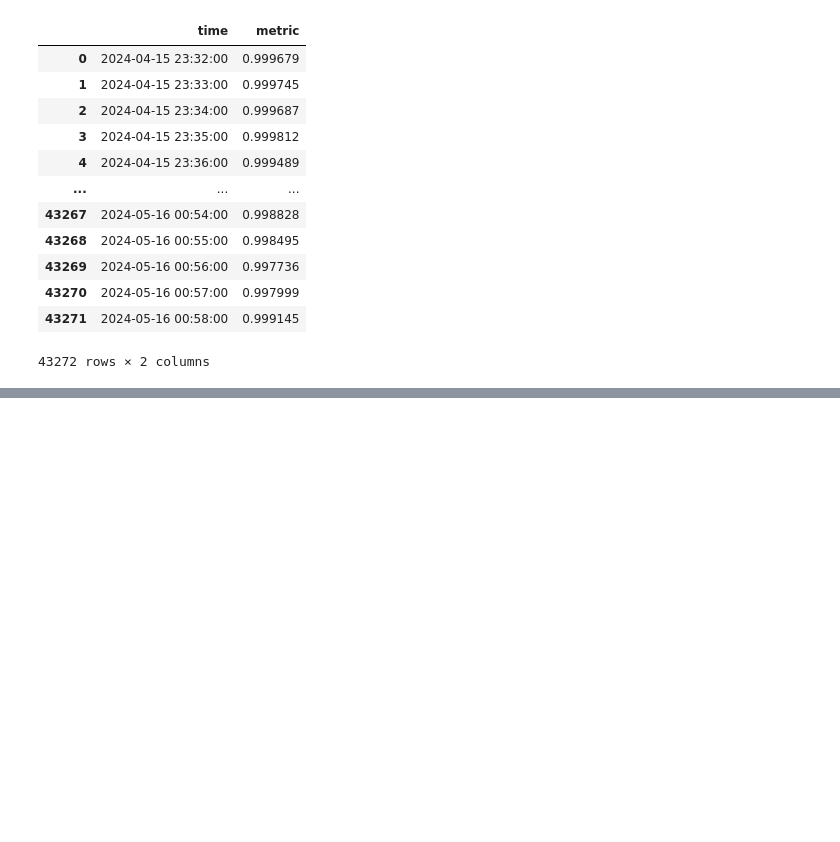
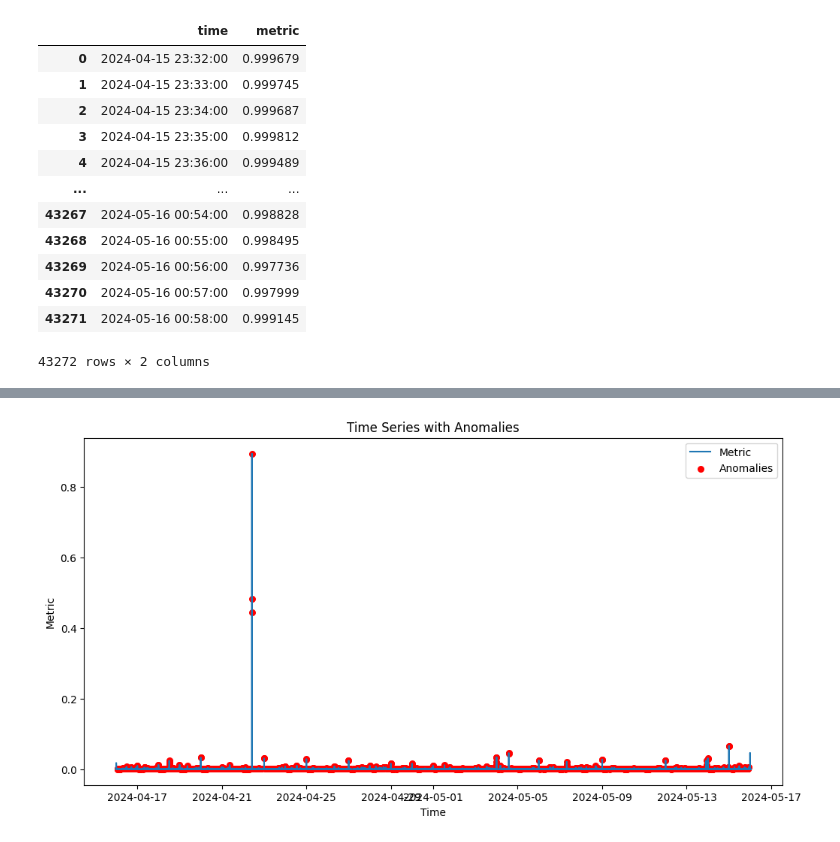
Before and after one commit to REU-DS-CLUB/redlab_hack, a Jupyter notebook: Analyst.ipynb, the cells around one changed output, grey strips where cells are left out. Saved outputs shown, nothing was run; the diff lists cells and outputs as text; code cells hidden in the pictures; blank space fills up the shorter version.

```diff
--- a/Analyst.ipynb
+++ b/Analyst.ipynb
@@ -210,7 +239,7 @@ def error(data: pd.DataFrame) -> pd.DataFrame:
     merged_data['metric'] = merged_data['errors_call_count'] / merged_data['httpdispatcher_call_count']
 
     # Переименование столбца 'point' в 'time'
-    merged_data.rename(columns={'point': 'time'}, inpace=True)
+    merged_data.rename(columns={'point': 'time'}, inplace=True)
 
     # Сортировка данных
     result_data = merged_data.sort_values(by='time')
@@ -218,5 +247,5 @@ def error(data: pd.DataFrame) -> pd.DataFrame:
     # Просмотр результата
     return result_data[["time", "metric"]]
 
-error(data)['metric'].value_counts()
+error(data)
 # %% [output]
@@ -259,0 +287,21 @@ result_data["metric"].plot()
+# %%
+def detect_anomaly_kde(df: pd.DataFrame, window_size: int = 60, bandwidth: float = 1.0) -> np.ndarray:
+    metric = df['metric']
+    anomalies_mask = np.zeros(len(metric), dtype=int)
+
+    for i in range(window_size, len(metric) - window_size):
+        # Выбор окна вокруг текущей точки
+        window_data = metric[i - window_size:i + window_size + 1].values.reshape(-1, 1)
+
+        # Обучение KDE на данных окна
+        kde = KernelDensity(kernel='gaussian', bandwidth=bandwidth).fit(window_data)
+
+        # Оценка плотности для текущей точки
+        current_point = metric[i].reshape(1, -1)
+        log_density = kde.score_samples(current_point)
+
+        # Если плотность ниже определенного порога, то точка считается аномальной
+        if log_density < np.percentile(kde.score_samples(window_data), 5):  # например, 5-й перцентиль
+            anomalies_mask[i] = 1
+
+    return anomalies_mask
@@ -259,0 +319,2 @@ result_data["metric"].plot()
+# %%
+kde_mask = detect_anomaly_kde(error(data))
@@ -259,0 +337,11 @@ result_data["metric"].plot()
+# %%
+plt.figure(figsize=(12, 6))
+plt.plot(error(data)['time'], error(data)['metric'], label='Metric')
+plt.scatter(error(data)['time'][kde_mask == 1], error(data)['metric'][kde_mask == 1], color='red', label='Anomalies', s=30)
+plt.xlabel('Time')
+plt.ylabel('Metric')
+plt.title('Time Series with Anomalies')
+plt.legend()
+plt.show()
+# %% [output]
+[figure, added]
```
Also changed, not shown: parts of 14 cells of this notebook.
